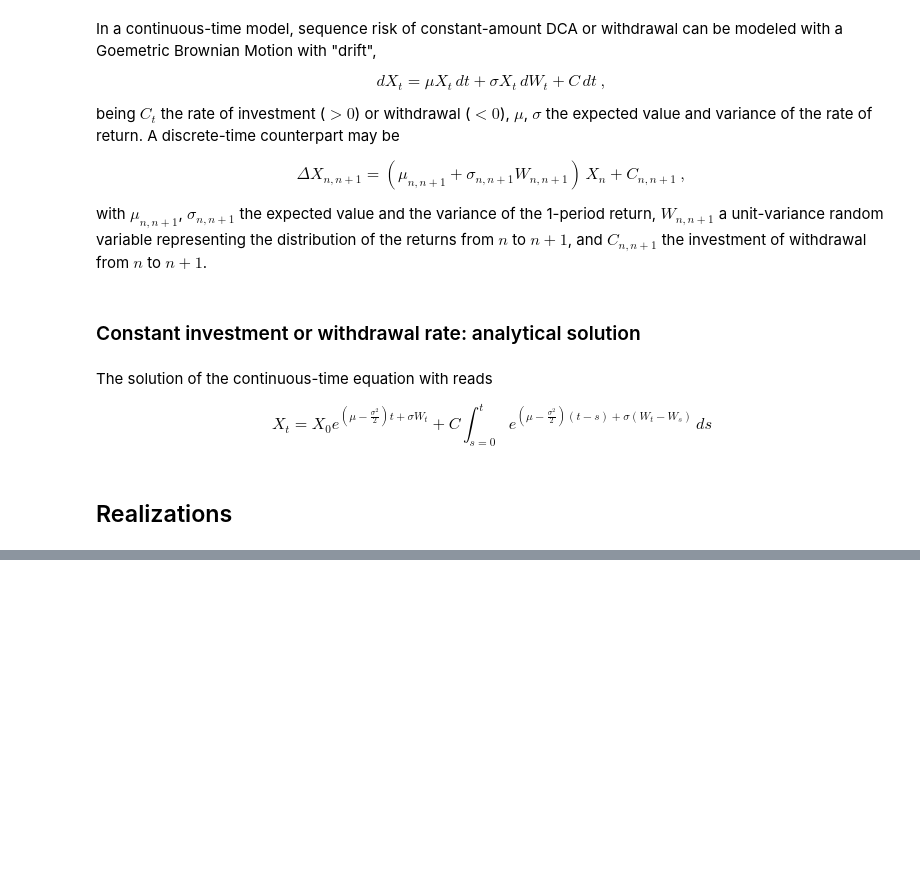
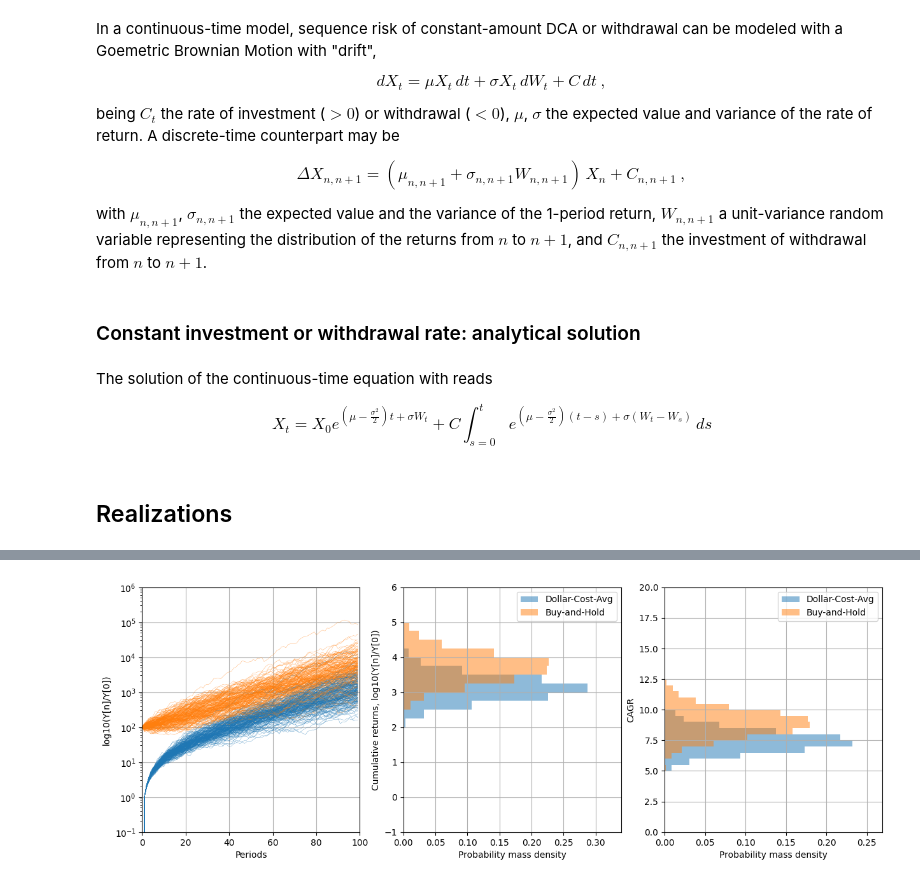
Before and after one commit to Basics2022/bbooks-financial-edu, a Jupyter notebook: _build/jupyter_execute/code/notebooks/sequence-risk.ipynb, the cells around one changed output, grey strips where cells are left out. Drawn from its saved outputs; the diff is of its cells as text; code cells hidden in the pictures; blank space fills up the shorter version.

```diff
--- a/_build/jupyter_execute/code/notebooks/sequence-risk.ipynb
+++ b/_build/jupyter_execute/code/notebooks/sequence-risk.ipynb
@@ -132,0 +141,90 @@ ax[1,1].grid()
+# %%
+#> Parameters
+mu, sigma, C = .10, .15, .04
+x0 = .0
+x0_bah = C * nt
+
+#> End values, max drawdowns
+x_end = np.zeros(nreal)       # Dollar-Cost-Avg (DCA), Ita: PAC
+x_bah_end = np.zeros(nreal)   # Buy-and-Hold (BAH)   , Ita: PIC
+
+fig, ax = plt.subplots(1,3, figsize=(15, 5))
+for ireal in np.arange(nreal):
+
+    #> 1-period returns of the 2 assets
+    r = rng(**rng_params)
+
+    #> Rebalanced portfolio
+    x = np.zeros(nt);  x[0] = x0
+    for ix in np.arange(1,nt):
+        x[ix] = x[ix-1] + r[ix-1] * x[ix-1] + C
+
+    x_bah = np.zeros(nt);  x_bah[0] = x0_bah
+    x_bah[1:] = x_bah[0] * np.cumprod(1+r[1:])
+
+    #> End values
+    x_end[ireal]     = x[-1]
+    x_bah_end[ireal] = x_bah[-1]
+
+    #> Plot time-history
+    if ( ireal % 10 == 0 ):
+        ax[0].semilogy(tv,     x/C, lw=.2 , color=plt.cm.tab10.colors[0])
+        ax[0].semilogy(tv, x_bah/C, lw=.2 , color=plt.cm.tab10.colors[1])
+
+
+#> Exponents of 10 of cumulative return for plots
+minret_plot = -1
+maxret_plot = np.ceil( (mu-sigma**2/2)*nt * 1.5 * np.log10(np.exp(1)) )
+
+ax[0].set_ylabel("log10(Y[n]/Y[0])")
+ax[0].set_xlabel("Periods")
+ax[0].set_xlim([0, nt])
+ax[0].set_ylim([10**minret_plot, 10**maxret_plot])   # e^at = (10^(log10(e)))^at
+ax[0].grid()
+
+dbins = .25
+bins = np.arange(minret_plot, maxret_plot, dbins)
+counts, bins, patches = ax[1].hist(np.log10(x_end/C), bins=bins, orientation='horizontal', density=False, color=plt.cm.tab10.colors[0], alpha=.5, label='Dollar-Cost-Avg')
+# Modify hist() patches to get probability of ranges, like a discrete r.v.
+total_count = counts.sum()
+probs = counts/total_count
+for prob, patch in zip(probs, patches):
+    patch.set_width(prob)
+counts, bins, patches = ax[1].hist(np.log10(x_bah_end/C), bins=bins, orientation='horizontal', density=False, color=plt.cm.tab10.colors[1], alpha=.5, label='Buy-and-Hold')
+# Modify hist() patches to get probability of ranges, like a discrete r.v.
+total_count = counts.sum()
+probs = counts/total_count
+for prob, patch in zip(probs, patches):
+    patch.set_width(prob)
+
+ax[1].set_ylabel("Cumulative returns, log10(Y[n]/Y[0])")
+ax[1].set_xlabel("Probability mass density")
+ax[1].set_xlim([0,1.5 * np.max(probs)])
+ax[1].set_ylim([minret_plot, maxret_plot])
+ax[1].legend()
+ax[1].grid()
+
+#>
+dbins = .5
+bins = np.arange(0.,30.,dbins)
+counts, bins, patches = ax[2].hist(((x_end/C)**(1/nt)-1)*100, bins=bins, orientation='horizontal', density=False, color=plt.cm.tab10.colors[0], alpha=.5, label='Dollar-Cost-Avg')
+# Modify hist() patches to get probability of ranges, like a discrete r.v.
+total_count = counts.sum()
+probs = counts/total_count
+for prob, patch in zip(probs, patches):
+    patch.set_width(prob)
+counts, bins, patches = ax[2].hist(((x_bah_end/C)**(1/nt)-1)*100, bins=bins, orientation='horizontal', density=False, color=plt.cm.tab10.colors[1], alpha=.5, label='Buy-and-Hold')
+# Modify hist() patches to get probability of ranges, like a discrete r.v.
+total_count = counts.sum()
+probs = counts/total_count
+for prob, patch in zip(probs, patches):
+    patch.set_width(prob)
+
+ax[2].set_ylabel("CAGR")
+ax[2].set_xlabel("Probability mass density")
+ax[2].set_xlim([0, 1.5*np.max(probs)])
+ax[2].set_ylim([0, 20])
+ax[2].legend()
+ax[2].grid()
+# %% [output]
+[figure, added]
```
Also changed, not shown: parts of 5 cells of this notebook, 10 other files.
